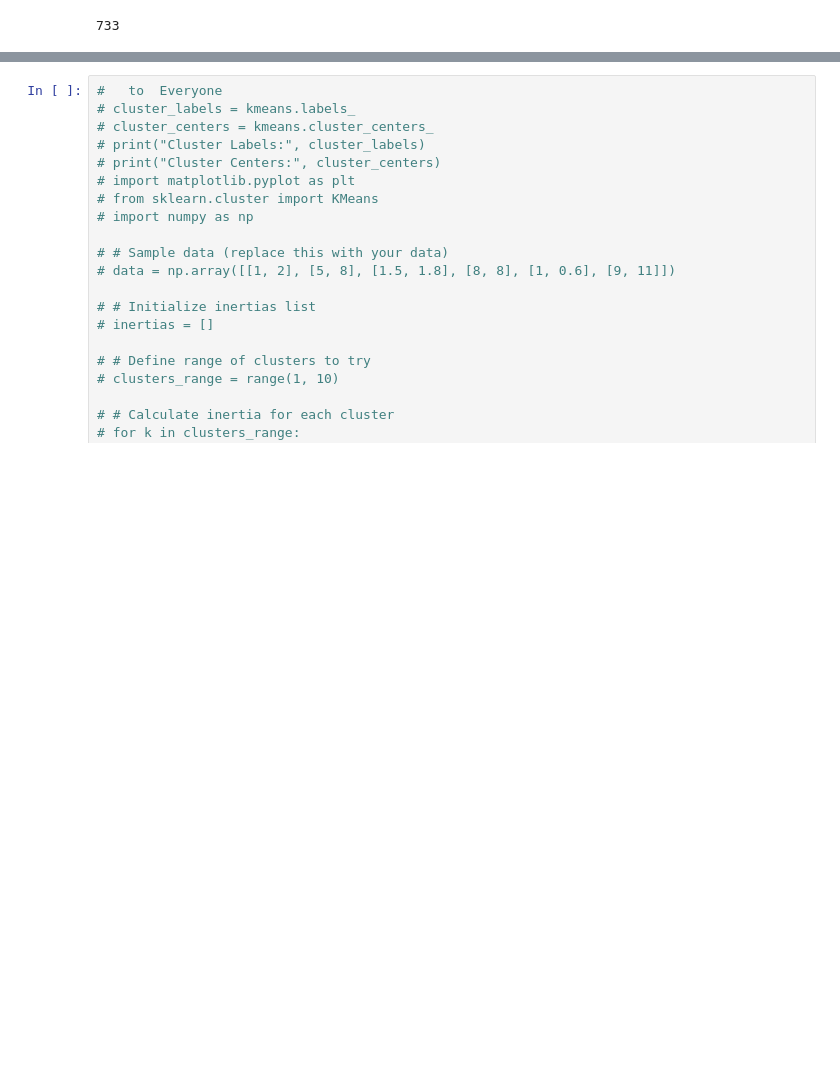
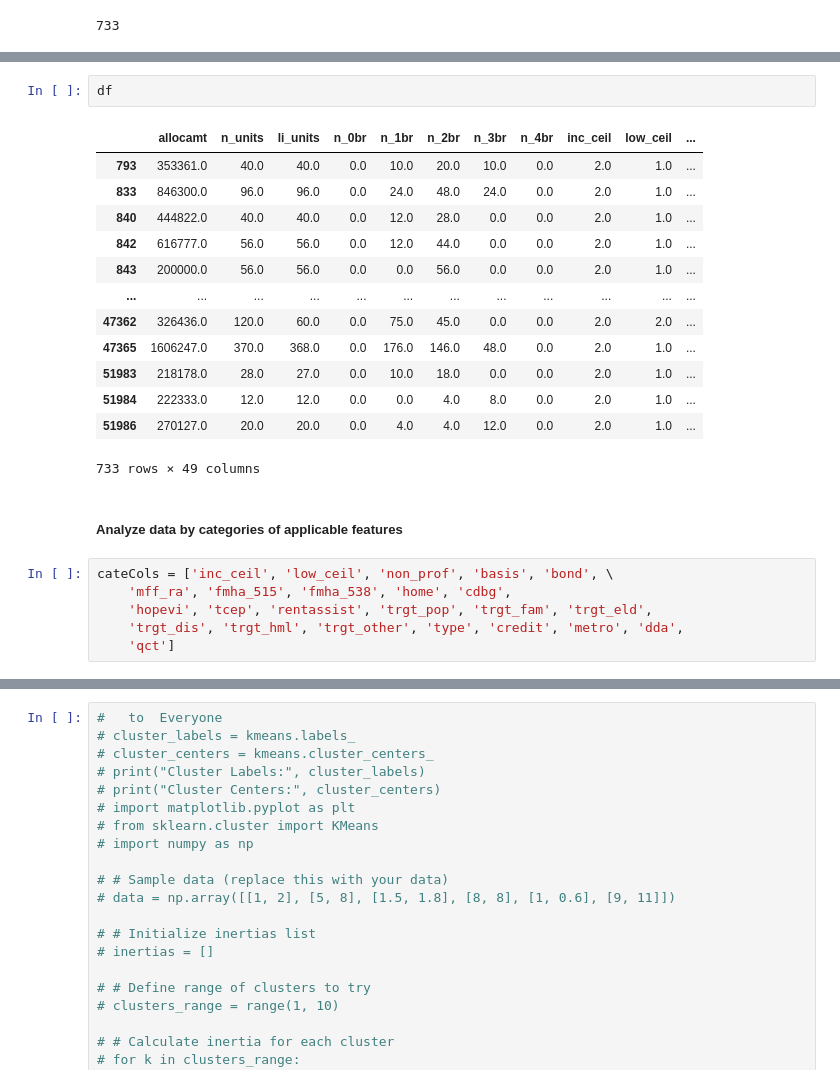
Before and after one commit to pndang/ULI-UCSD-H2H, a Jupyter notebook: LIHTC_analysis/clustering-analysis.ipynb, the cells around one changed output, grey strips where cells are left out. Cells and saved outputs as stored; diff of their text form; blank space fills up the shorter version.

```diff
--- a/LIHTC_analysis/clustering-analysis.ipynb
+++ b/LIHTC_analysis/clustering-analysis.ipynb
@@ -965,0 +1021,24 @@ Cluster Labels: [1 1 1 1 1 1 1 1 1 2 0 1 2 1 1 0 1 1 0 1 1 1 1 1 0 1 1 1 1 1 1 1
+# %%
+df
+# %% [output]
+|  | allocamt | n_units | li_units | n_0br | n_1br | n_2br | n_3br | n_4br | inc_ceil | low_ceil | ... |
+| 793 | 353361.0 | 40.0 | 40.0 | 0.0 | 10.0 | 20.0 | 10.0 | 0.0 | 2.0 | 1.0 | ... |
+| 833 | 846300.0 | 96.0 | 96.0 | 0.0 | 24.0 | 48.0 | 24.0 | 0.0 | 2.0 | 1.0 | ... |
+| 840 | 444822.0 | 40.0 | 40.0 | 0.0 | 12.0 | 28.0 | 0.0 | 0.0 | 2.0 | 1.0 | ... |
+| 842 | 616777.0 | 56.0 | 56.0 | 0.0 | 12.0 | 44.0 | 0.0 | 0.0 | 2.0 | 1.0 | ... |
+| 843 | 200000.0 | 56.0 | 56.0 | 0.0 | 0.0 | 56.0 | 0.0 | 0.0 | 2.0 | 1.0 | ... |
+| ... | ... | ... | ... | ... | ... | ... | ... | ... | ... | ... | ... |
+| 47362 | 326436.0 | 120.0 | 60.0 | 0.0 | 75.0 | 45.0 | 0.0 | 0.0 | 2.0 | 2.0 | ... |
+| 47365 | 1606247.0 | 370.0 | 368.0 | 0.0 | 176.0 | 146.0 | 48.0 | 0.0 | 2.0 | 1.0 | ... |
+| 51983 | 218178.0 | 28.0 | 27.0 | 0.0 | 10.0 | 18.0 | 0.0 | 0.0 | 2.0 | 1.0 | ... |
+| 51984 | 222333.0 | 12.0 | 12.0 | 0.0 | 0.0 | 4.0 | 8.0 | 0.0 | 2.0 | 1.0 | ... |
+| 51986 | 270127.0 | 20.0 | 20.0 | 0.0 | 4.0 | 4.0 | 12.0 | 0.0 | 2.0 | 1.0 | ... |
+733 rows × 49 columns
+# %% [markdown]
+##### Analyze data by categories of applicable features
+# %%
+cateCols = ['inc_ceil', 'low_ceil', 'non_prof', 'basis', 'bond', \
+    'mff_ra', 'fmha_515', 'fmha_538', 'home', 'cdbg',
+    'hopevi', 'tcep', 'rentassist', 'trgt_pop', 'trgt_fam', 'trgt_eld',
+    'trgt_dis', 'trgt_hml', 'trgt_other', 'type', 'credit', 'metro', 'dda',
+    'qct']
```
Also changed, not shown: parts of 42 cells of this notebook.
